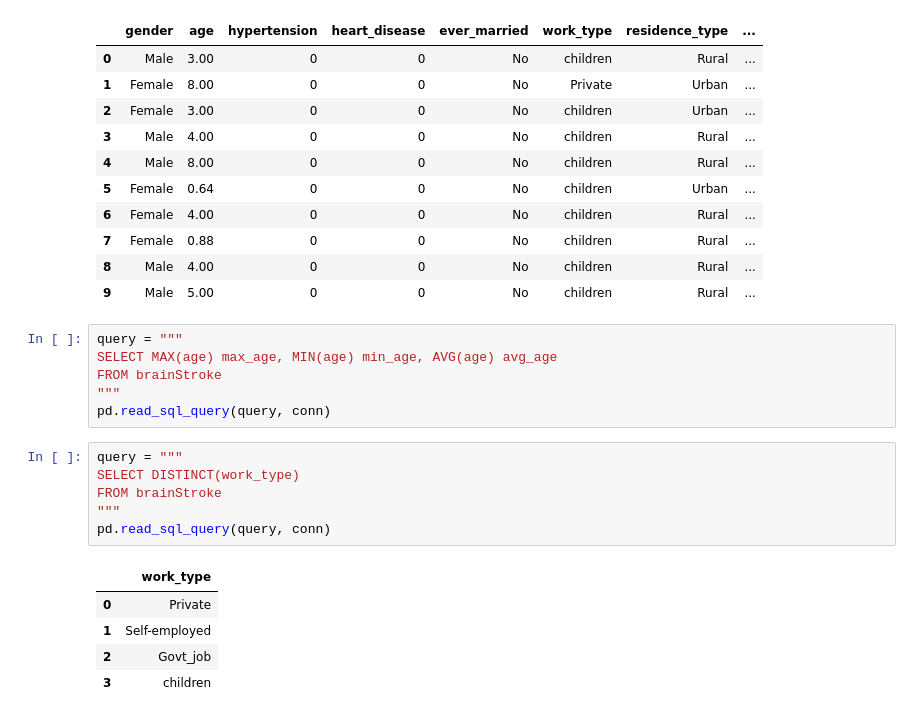
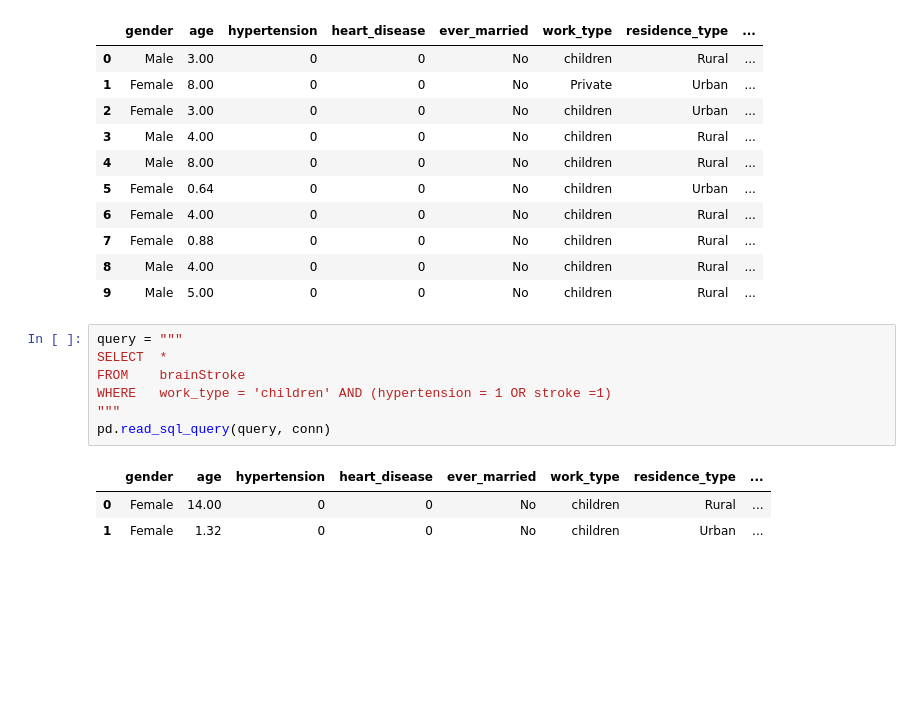
Before and after one commit to TelRich/Brain_Stroke_Analysis_with_SQL, a Jupyter notebook: brain_stroke.ipynb, the cells around one changed output. Saved outputs shown, nothing was run; the diff lists cells and outputs as text; blank space fills up the shorter version.

```diff
--- a/brain_stroke.ipynb
+++ b/brain_stroke.ipynb
@@ -236,19 +238,12 @@ pd.read_sql_query(query, conn)
 | 9 | Male | 5.00 | 0 | 0 | No | children | Rural | ... |
 # %%
 query = """
-SELECT MAX(age) max_age, MIN(age) min_age, AVG(age) avg_age
-FROM brainStroke
+SELECT  *
+FROM    brainStroke
+WHERE   work_type = 'children' AND (hypertension = 1 OR stroke =1)
 """
 pd.read_sql_query(query, conn)
+# %% [output]
+|  | gender | age | hypertension | heart_disease | ever_married | work_type | residence_type | ... |
+| 0 | Female | 14.00 | 0 | 0 | No | children | Rural | ... |
+| 1 | Female | 1.32 | 0 | 0 | No | children | Urban | ... |
-# %%
-query = """
-SELECT DISTINCT(work_type)
-FROM brainStroke
-"""
-pd.read_sql_query(query, conn)
-# %% [output]
-|  | work_type |
-| 0 | Private |
-| 1 | Self-employed |
-| 2 | Govt_job |
-| 3 | children |
```
Also changed, not shown: parts of 19 cells of this notebook, 2 other files.
